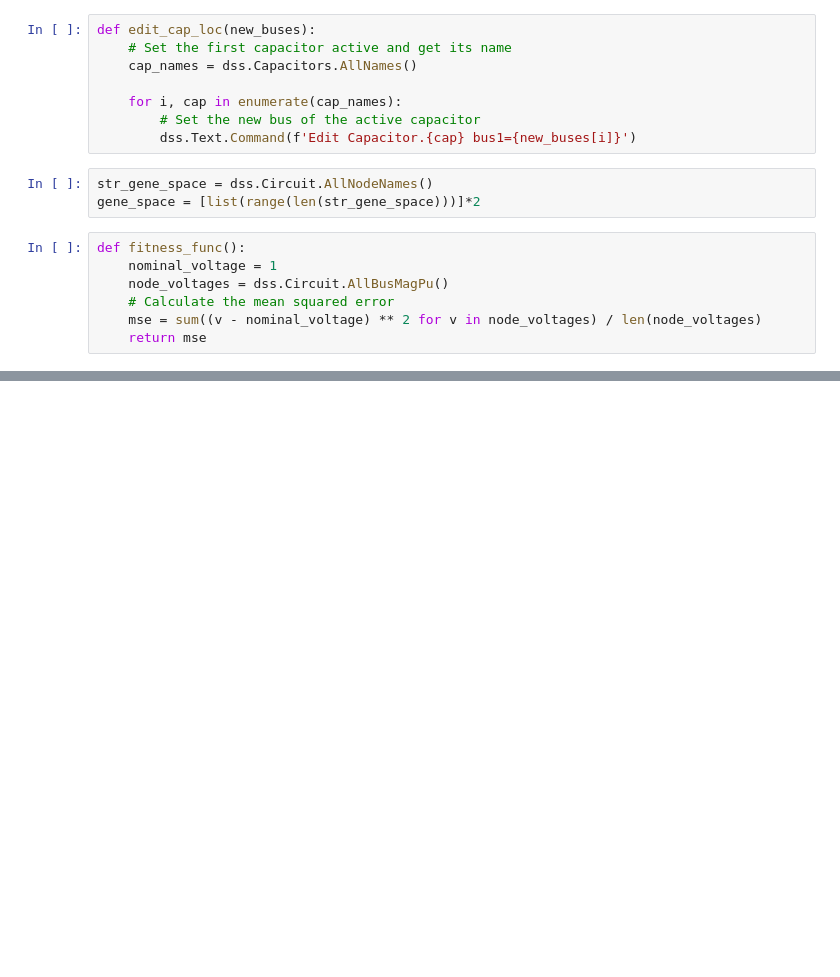
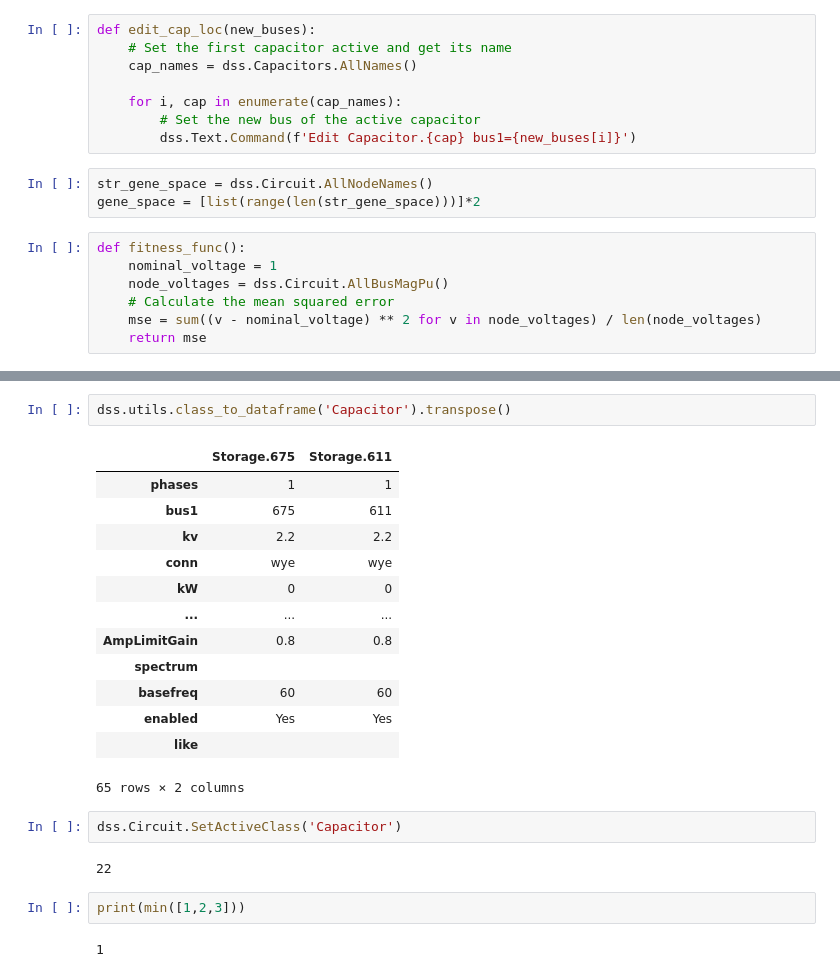
Before and after one commit to jblagana/168_final_project, a Jupyter notebook: auxs/main.ipynb, the cells around one changed output, grey strips where cells are left out. Drawn from its saved outputs; the diff is of its cells as text; blank space fills up the shorter version.

```diff
--- a/auxs/main.ipynb
+++ b/auxs/main.ipynb
@@ -115,0 +289,24 @@ Capacitor: 2, Bus Location: 692.3
+# %%
+dss.utils.class_to_dataframe('Capacitor').transpose()
+# %% [output]
+|  | Storage.675 | Storage.611 |
+| phases | 1 | 1 |
+| bus1 | 675 | 611 |
+| kv | 2.2 | 2.2 |
+| conn | wye | wye |
+| kW | 0 | 0 |
+| ... | ... | ... |
+| AmpLimitGain | 0.8 | 0.8 |
+| spectrum |  |  |
+| basefreq | 60 | 60 |
+| enabled | Yes | Yes |
+| like |  |  |
+65 rows × 2 columns
+# %%
+dss.Circuit.SetActiveClass('Capacitor')
+# %% [output]
+22
+# %%
+print(min([1,2,3]))
+# %% [output]
+1
```
Also changed, not shown: parts of 20 cells of this notebook, 3 other files.
